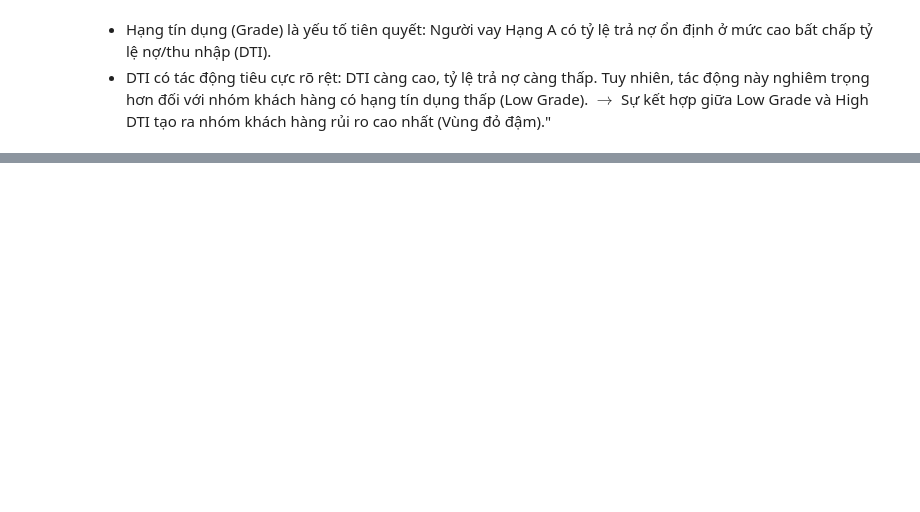
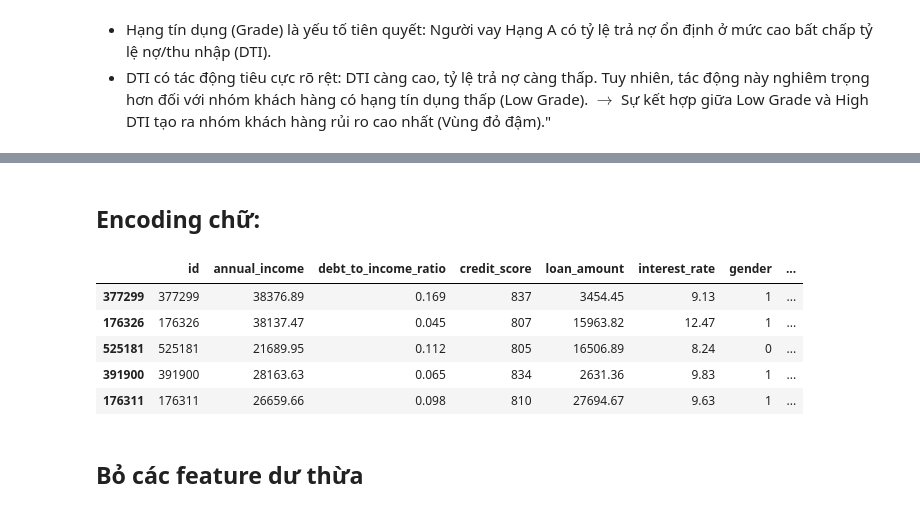
Before and after one commit to pikamanh/Predicting-Loan-Payback, a Jupyter notebook: test.ipynb, the cells around one changed output, grey strips where cells are left out. Cells and saved outputs as stored; diff of their text form; code cells hidden in the pictures; blank space fills up the shorter version.

```diff
--- a/test.ipynb
+++ b/test.ipynb
@@ -269,0 +308,22 @@ $\rightarrow$ Sự kết hợp giữa Low Grade và High DTI tạo ra nhóm khá
+# %% [markdown]
+## Encoding chữ:
+# %%
+le = LabelEncoder()
+
+train_features['grade_subgrade'] = le.fit_transform(train_features['grade_subgrade'])
+train_features['gender'] = le.fit_transform(train_features['gender'])
+train_features['marital_status'] = le.fit_transform(train_features['marital_status'])
+train_features['education_level'] = le.fit_transform(train_features['education_level'])
+train_features['employment_status'] = le.fit_transform(train_features['employment_status'])
+train_features['loan_purpose'] = le.fit_transform(train_features['loan_purpose'])
+train_features['loan_paid_back'] = le.fit_transform(train_features['loan_paid_back'])
+train_features.head()
+# %% [output]
+|  | id | annual_income | debt_to_income_ratio | credit_score | loan_amount | interest_rate | gender | ... |
+| 377299 | 377299 | 38376.89 | 0.169 | 837 | 3454.45 | 9.13 | 1 | ... |
+| 176326 | 176326 | 38137.47 | 0.045 | 807 | 15963.82 | 12.47 | 1 | ... |
+| 525181 | 525181 | 21689.95 | 0.112 | 805 | 16506.89 | 8.24 | 0 | ... |
+| 391900 | 391900 | 28163.63 | 0.065 | 834 | 2631.36 | 9.83 | 1 | ... |
+| 176311 | 176311 | 26659.66 | 0.098 | 810 | 27694.67 | 9.63 | 1 | ... |
+# %% [markdown]
+## Bỏ các feature dư thừa
```
Also changed, not shown: parts of 6 cells of this notebook, 1 other file.
